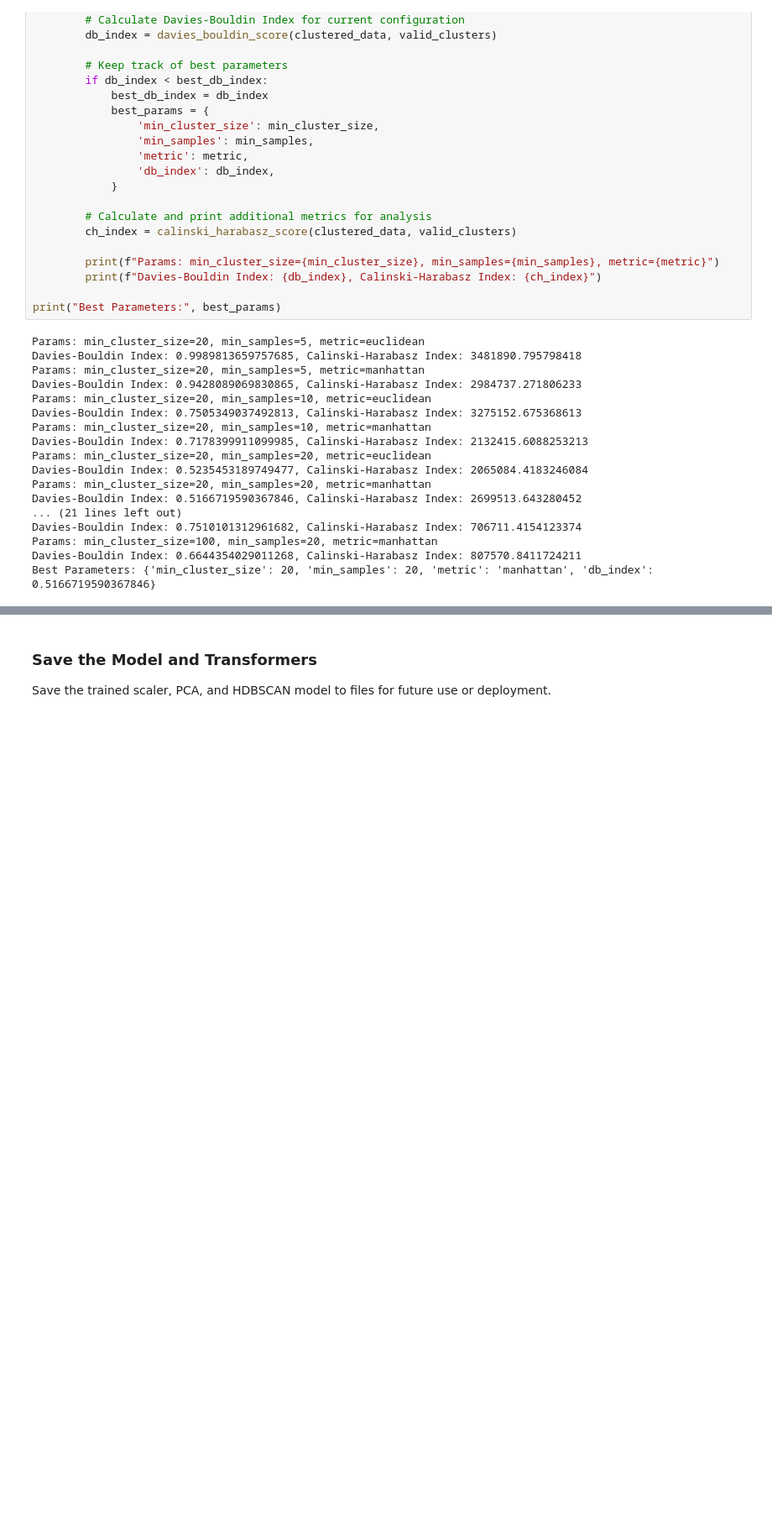
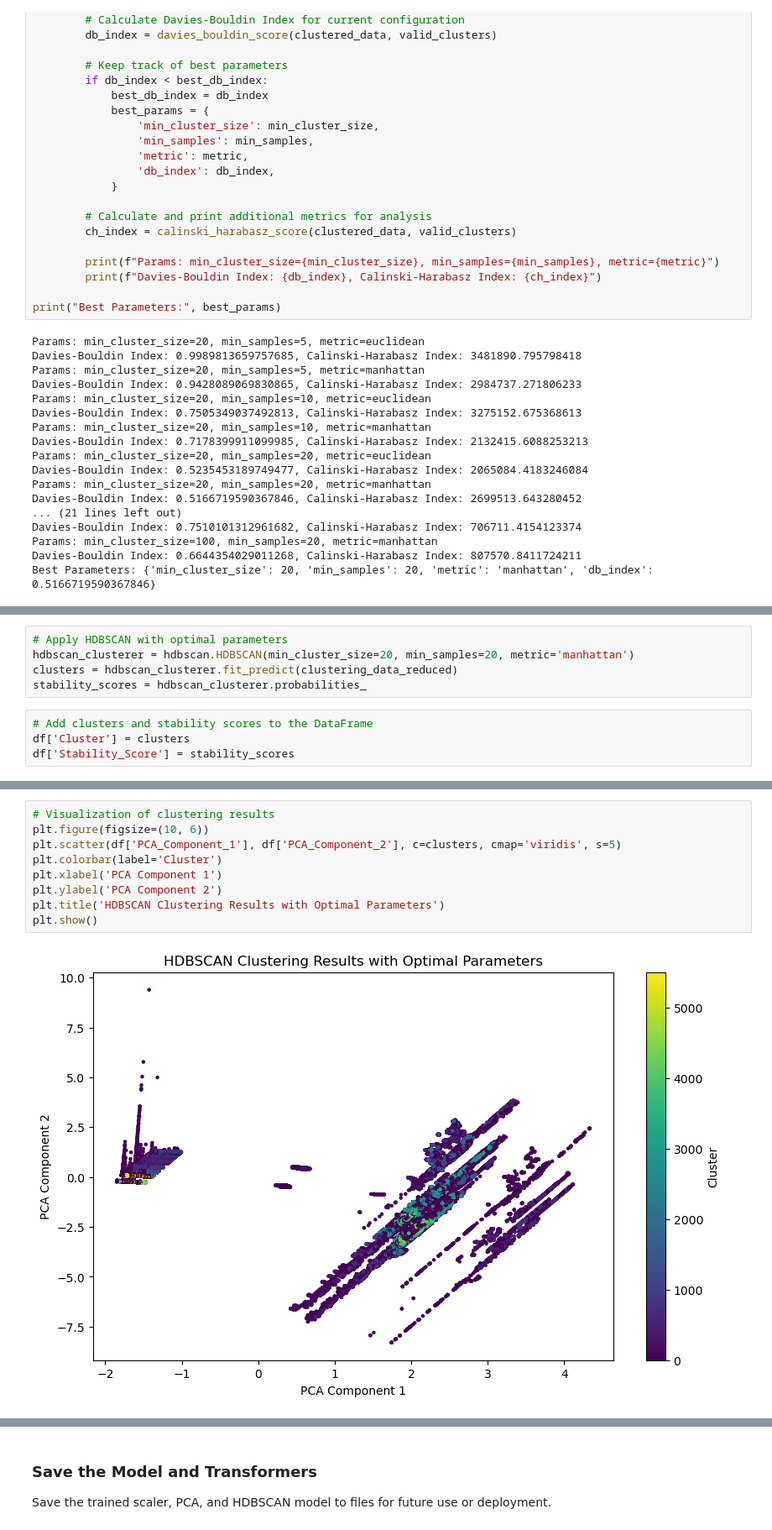
Before and after one commit to DavidGathimbaM/HDBSCAN-deployment, a Jupyter notebook: hdbscan.ipynb, the cells around one changed output, grey strips where cells are left out. Shown at 84% size. Cells and saved outputs as stored; diff of their text form; blank space fills up the shorter version.

Commit message:
markdowns in hdbscan

```diff
--- a/hdbscan.ipynb
+++ b/hdbscan.ipynb
@@ -214,0 +231,9 @@ Best Parameters: {'min_cluster_size': 20, 'min_samples': 20, 'metric': 'manhatta
+# %%
+# Apply HDBSCAN with optimal parameters
+hdbscan_clusterer = hdbscan.HDBSCAN(min_cluster_size=20, min_samples=20, metric='manhattan')
+clusters = hdbscan_clusterer.fit_predict(clustering_data_reduced)
+stability_scores = hdbscan_clusterer.probabilities_
+# %%
+# Add clusters and stability scores to the DataFrame
+df['Cluster'] = clusters
+df['Stability_Score'] = stability_scores
@@ -214,0 +256,11 @@ Best Parameters: {'min_cluster_size': 20, 'min_samples': 20, 'metric': 'manhatta
+# %%
+# Visualization of clustering results
+plt.figure(figsize=(10, 6))
+plt.scatter(df['PCA_Component_1'], df['PCA_Component_2'], c=clusters, cmap='viridis', s=5)
+plt.colorbar(label='Cluster')
+plt.xlabel('PCA Component 1')
+plt.ylabel('PCA Component 2')
+plt.title('HDBSCAN Clustering Results with Optimal Parameters')
+plt.show()
+# %% [output]
+[figure, added]
```
Also changed, not shown: parts of 6 cells of this notebook.
